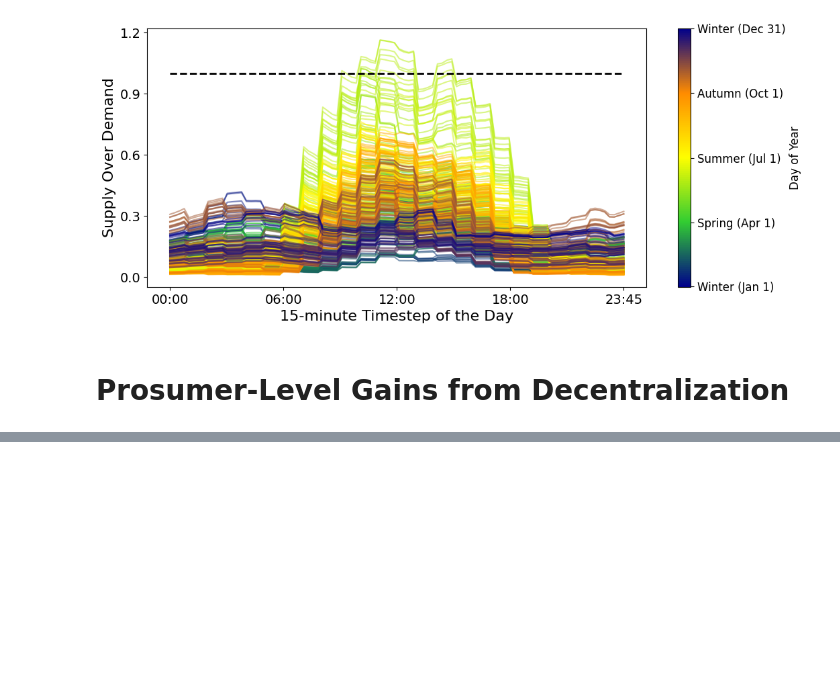
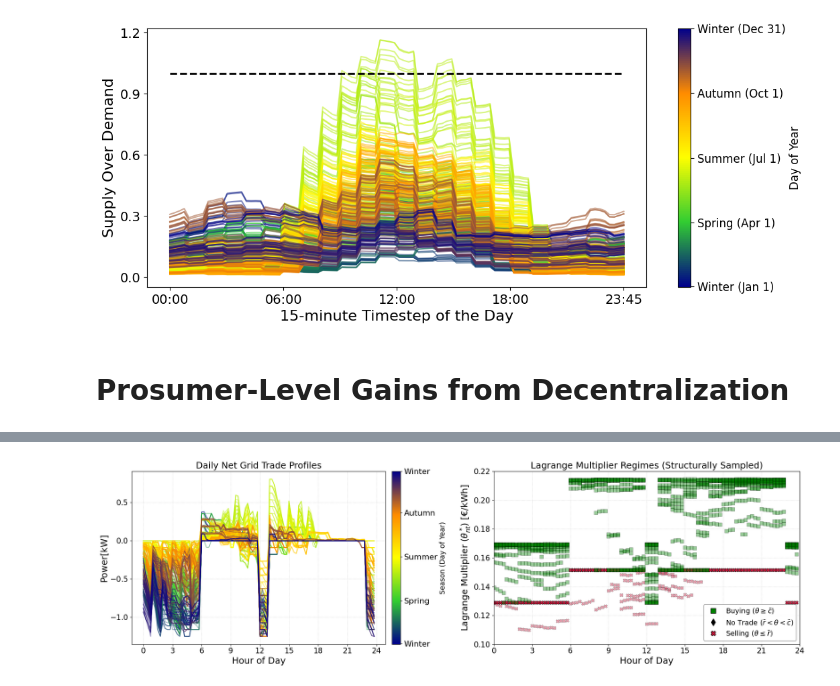
Before and after one commit to leoneleo/Automated_Market_Making_for_Energy_Sharing, a Jupyter notebook: paperResults.ipynb, the cells around one changed output, grey strips where cells are left out. Saved outputs shown, nothing was run; the diff lists cells and outputs as text; code cells hidden in the pictures; blank space fills up the shorter version.

```diff
--- a/paperResults.ipynb
+++ b/paperResults.ipynb
@@ -179,0 +107,5 @@ Simulation complete.
+# %%
+t_daily = np.arange(0, 24, 24 / T) # Time axis for a single day
+plotLag(RHresults,xnet_dayT,t_daily)
+# %% [output]
+[figure, added]
```
Also changed, not shown: parts of 9 cells of this notebook, 5 other files.
